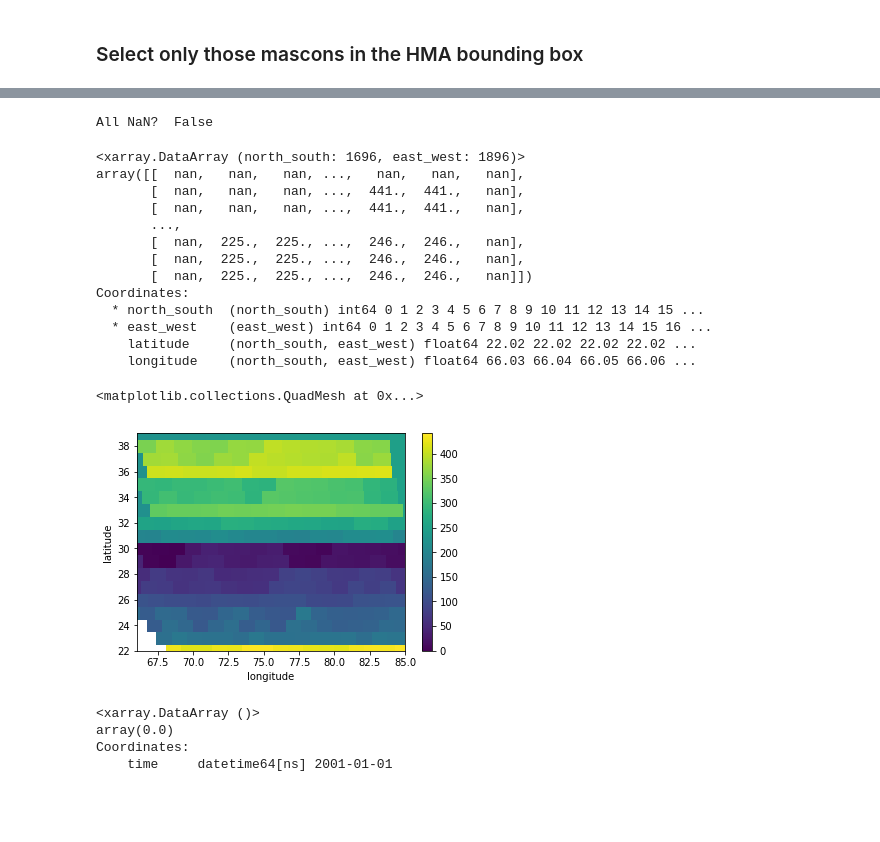
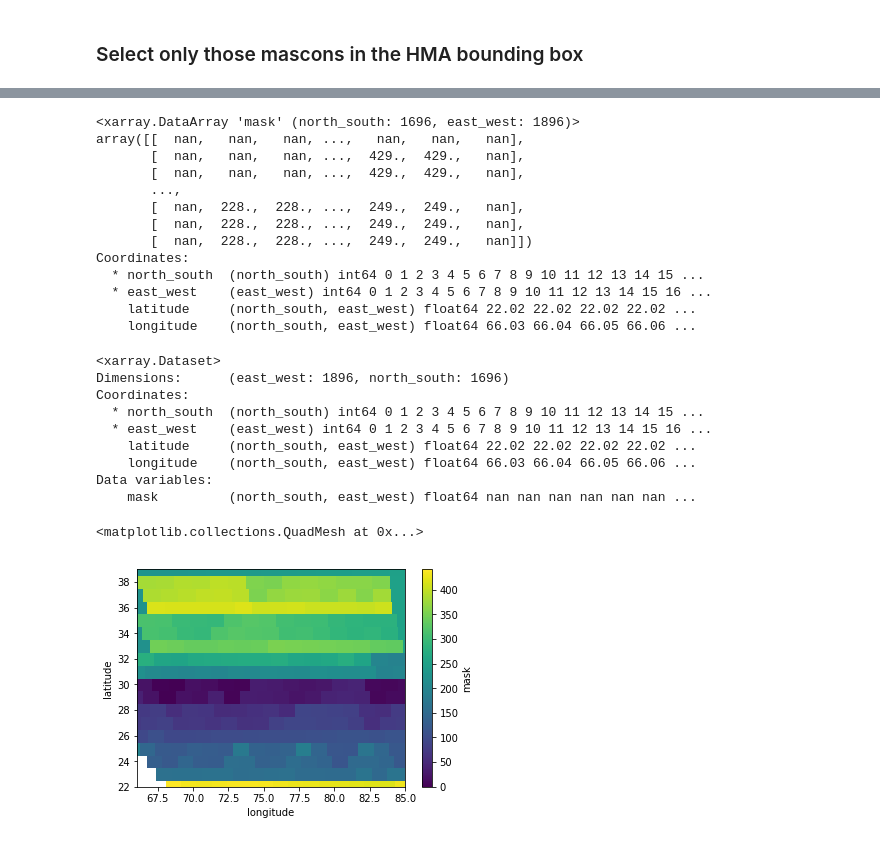
Before and after one commit to NASA-Planetary-Science/HiMAT, a Jupyter notebook: Projects/GRACE_MASCON/GRACE_HMA.ipynb, the cells around one changed output, grey strips where cells are left out. Saved outputs shown, nothing was run; the diff lists cells and outputs as text; code cells hidden in the pictures; blank space fills up the shorter version.

```diff
--- a/Projects/GRACE_MASCON/GRACE_HMA.ipynb
+++ b/Projects/GRACE_MASCON/GRACE_HMA.ipynb
@@ -29,3 +31,11 @@ fname = '/att/nobackup/aarendt/GRACE/GSFC.glb.200301_201607_v02.3b-ICE6G.h5'
+# %%
+Linux = False
+if Linux:
+   fname = '/att/nobackup/aarendt/GRACE/GSFC.glb.200301_201607_v02.3b-ICE6G.h5'
+   datadir = '/att/nobackup/aarendt/LIS/'
+else:
+   fname = 'c:\work\datadrive\GRACE\GSFC.glb.200301_201607_v02.3b-ICE6G.h5'
+   datadir = "c:\\work\\datadrive\\LIS\\"
 # %%
 fpath = os.path.join(os.path.abspath(os.path.curdir), fname)
 # %%
@@ -137,33 +165,41 @@ ax.set_extent([0, 140, 10, 70], crs = ccrs.PlateCarree());
 # %%
-m2 = m.mask(subset, lon_name = 'longitude', lat_name = 'latitude')
-print('All NaN? ', np.all(np.isnan(m2)))
+t = xr.open_dataset(datadir + 'snowMonthly.nc')
+m2 = m.mask(t['Snowf_tavg'].isel(time=0), lon_name = 'longitude', lat_name = 'latitude')
+# print('All NaN? ', np.all(np.isnan(m2)))
-# %% [output]
-All NaN?  False
+# %%
+m2.name = 'mask'
+# %% [output]
+<xarray.DataArray 'mask' (north_south: 1696, east_west: 1896)>
+array([[  nan,   nan,   nan, ...,   nan,   nan,   nan],
+       [  nan,   nan,   nan, ...,  429.,  429.,   nan],
+       [  nan,   nan,   nan, ...,  429.,  429.,   nan],
+       ...,
+       [  nan,  228.,  228., ...,  249.,  249.,   nan],
+       [  nan,  228.,  228., ...,  249.,  249.,   nan],
+       [  nan,  228.,  228., ...,  249.,  249.,   nan]])
+Coordinates:
+  * north_south  (north_south) int64 0 1 2 3 4 5 6 7 8 9 10 11 12 13 14 15 ...
+  * east_west    (east_west) int64 0 1 2 3 4 5 6 7 8 9 10 11 12 13 14 15 16 ...
+    latitude     (north_south, east_west) float64 22.02 22.02 22.02 22.02 ...
+    longitude    (north_south, east_west) float64 66.03 66.04 66.05 66.06 ...
+# %%
+# serialize for later
+#m2.to_netcdf(datadir + 'gracemsk.nc')
+m2 = xr.open_dataset(datadir + 'gracemsk.nc')
 # %%
 m2
 # %% [output]
-<xarray.DataArray (north_south: 1696, east_west: 1896)>
-array([[  nan,   nan,   nan, ...,   nan,   nan,   nan],
-       [  nan,   nan,   nan, ...,  441.,  441.,   nan],
-       [  nan,   nan,   nan, ...,  441.,  441.,   nan],
-       ...,
-       [  nan,  225.,  225., ...,  246.,  246.,   nan],
-       [  nan,  225.,  225., ...,  246.,  246.,   nan],
-       [  nan,  225.,  225., ...,  246.,  246.,   nan]])
+<xarray.Dataset>
+Dimensions:      (east_west: 1896, north_south: 1696)
 Coordinates:
   * north_south  (north_south) int64 0 1 2 3 4 5 6 7 8 9 10 11 12 13 14 15 ...
   * east_west    (east_west) int64 0 1 2 3 4 5 6 7 8 9 10 11 12 13 14 15 16 ...
     latitude     (north_south, east_west) float64 22.02 22.02 22.02 22.02 ...
     longitude    (north_south, east_west) float64 66.03 66.04 66.05 66.06 ...
+Data variables:
+    mask         (north_south, east_west) float64 nan nan nan nan nan nan ...
 # %%
-m2.plot(x='longitude',y='latitude')
+m2['mask'].plot(x='longitude',y='latitude')
 # %% [output]
 <matplotlib.collections.QuadMesh at 0x...>
-[figure, old version]
+[figure, new version]
-# %%
-subset.where(m2 == 100).max()
-# %% [output]
-<xarray.DataArray ()>
-array(0.0)
-Coordinates:
-    time     datetime64[ns] 2001-01-01
```
Also changed, not shown: parts of 27 cells of this notebook.
